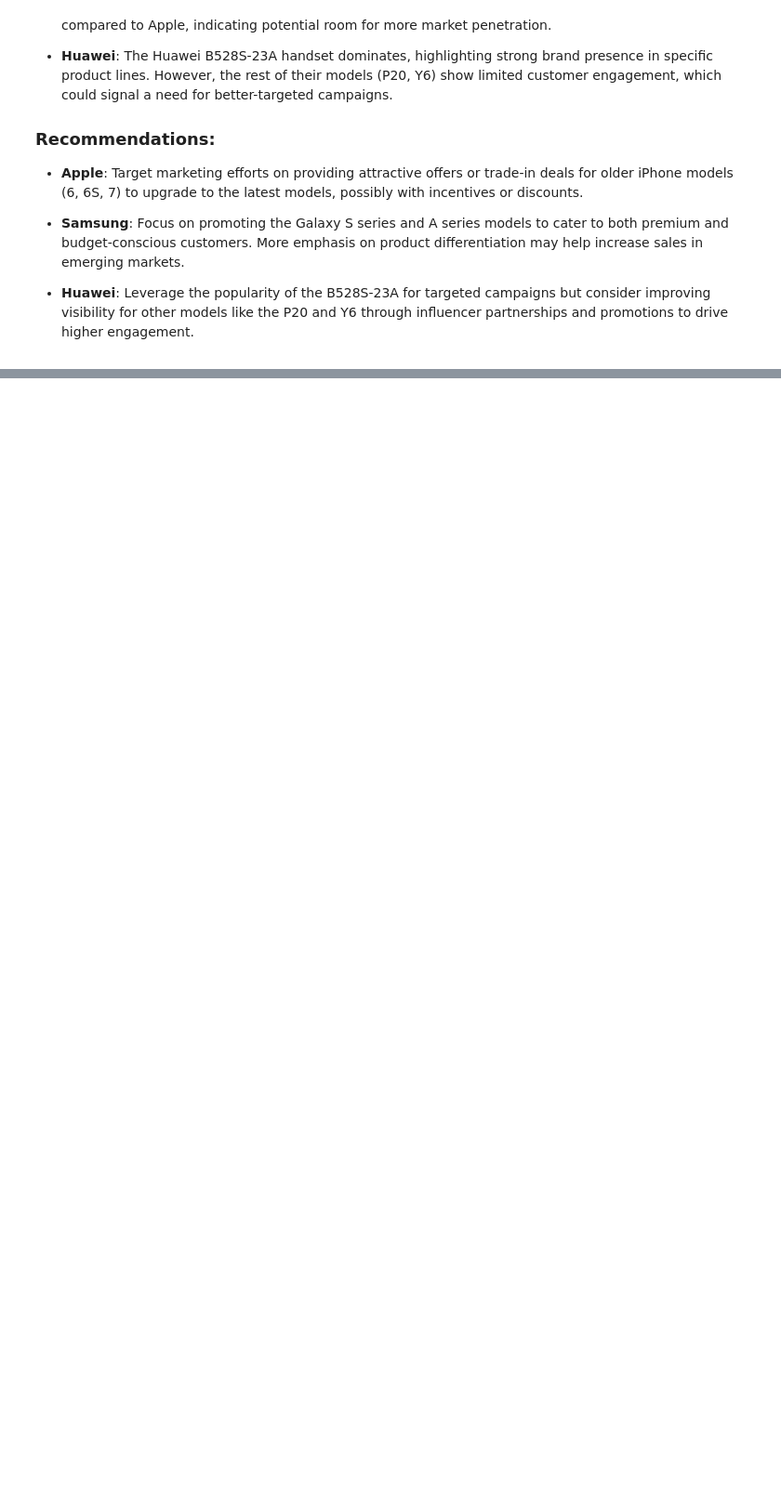
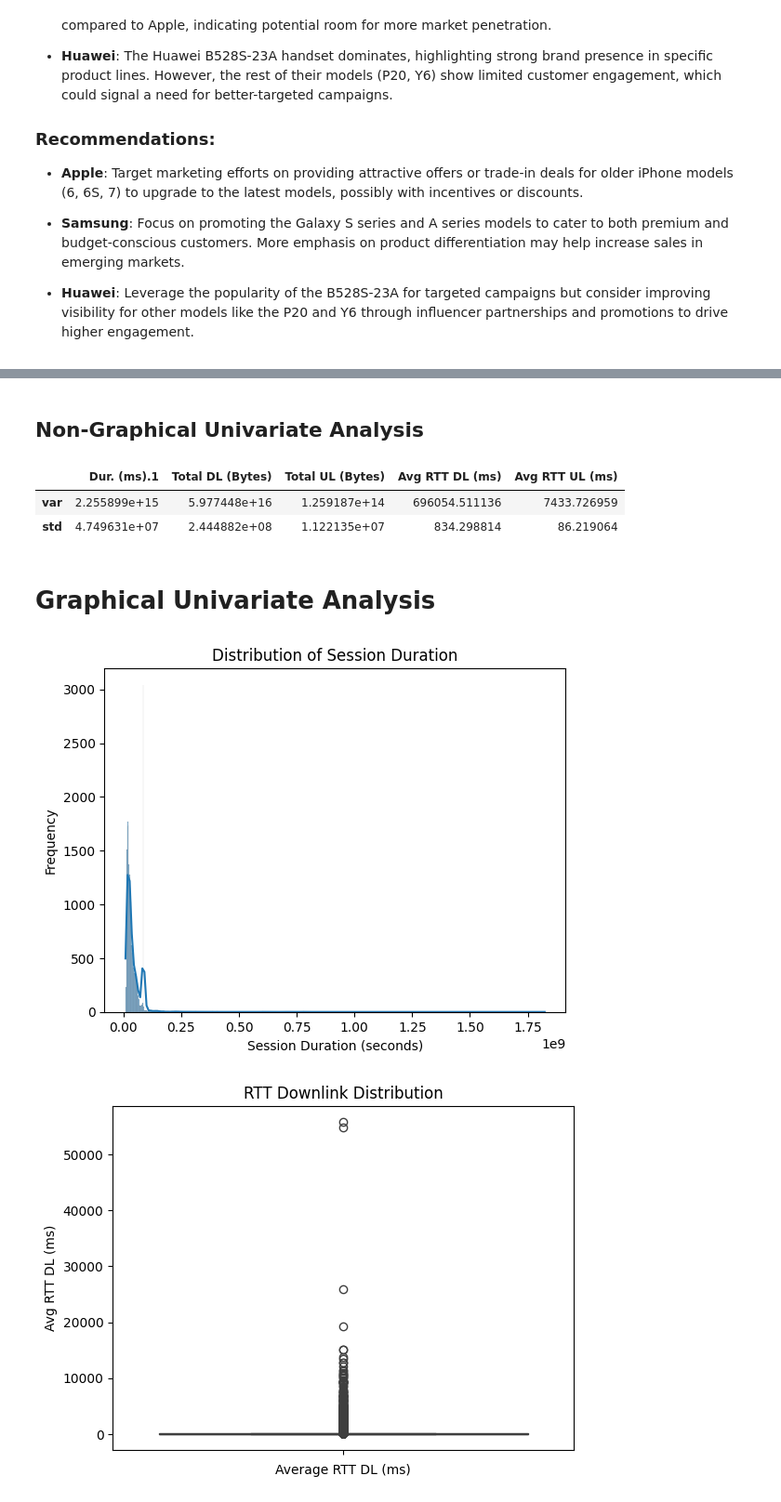
Before and after one commit to helinatefera/10xWeek0, a Jupyter notebook: notebooks/task_1.ipynb, the cells around one changed output, grey strips where cells are left out. Shown at 93% size. Drawn from its saved outputs; the diff is of its cells as text; code cells hidden in the pictures; blank space fills up the shorter version.

Commit message:
(feat) graphical univariate analysis

```diff
--- a/notebooks/task_1.ipynb
+++ b/notebooks/task_1.ipynb
@@ -153,0 +214,15 @@ Name: count, dtype: int64
+# %%
+# Calculate total duration for each user
+data['total_duration'] = data.groupby('IMSI')['Dur. (ms).1'].transform('sum')
+
+# Segment into deciles based on total duration
+data['duration_decile'] = pd.qcut(data['total_duration'], 10, labels=False) + 1
+
+# Compute total data usage (DL + UL) per user
+data['total_data'] = data['Total DL (Bytes)'] + data['Total UL (Bytes)']
+
+# Aggregate total data by decile class
+decile_data = data.groupby('duration_decile')['total_data'].sum().reset_index()
+
+# Output the total data per decile class
+print(decile_data)
@@ -153,0 +256,27 @@ Name: count, dtype: int64
+# %% [markdown]
+## Non-Graphical Univariate Analysis
+# %%
+dispersion_metrics = data[['Dur. (ms).1', 'Total DL (Bytes)', 'Total UL (Bytes)', 'Avg RTT DL (ms)', 'Avg RTT UL (ms)']].agg(['var', 'std'])
+dispersion_metrics
+# %% [output]
+|  | Dur. (ms).1 | Total DL (Bytes) | Total UL (Bytes) | Avg RTT DL (ms) | Avg RTT UL (ms) |
+| var | 2.255899e+15 | 5.977448e+16 | 1.259187e+14 | 696054.511136 | 7433.726959 |
+| std | 4.749631e+07 | 2.444882e+08 | 1.122135e+07 | 834.298814 | 86.219064 |
+# %% [markdown]
+# Graphical Univariate Analysis
+# %%
+# Histogram for Total Duration
+sns.histplot(data['Dur. (ms).1'], kde=True)
+plt.title('Distribution of Session Duration')
+plt.xlabel('Session Duration (seconds)')
+plt.ylabel('Frequency')
+plt.show()
+
+# Boxplot for RTT Downlink
+sns.boxplot(data=data['Avg RTT DL (ms)'])
+plt.title('RTT Downlink Distribution')
+plt.xlabel('Average RTT DL (ms)')
+plt.show()
+# %% [output]
+[figure, added]
+[figure, added]
```
Also changed, not shown: parts of 9 cells of this notebook.
